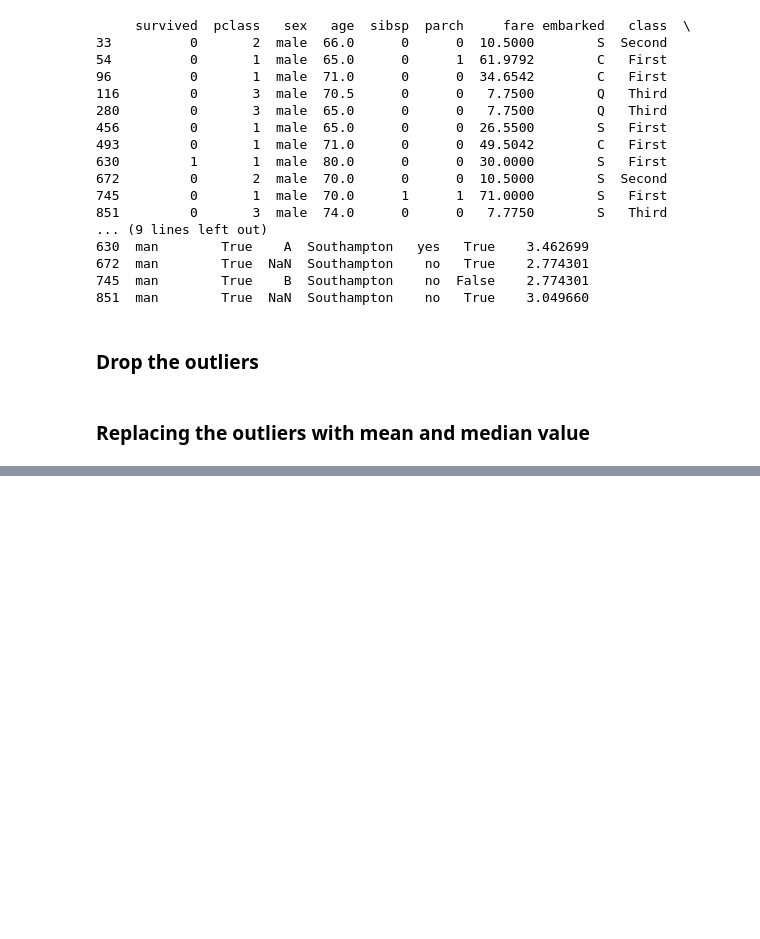
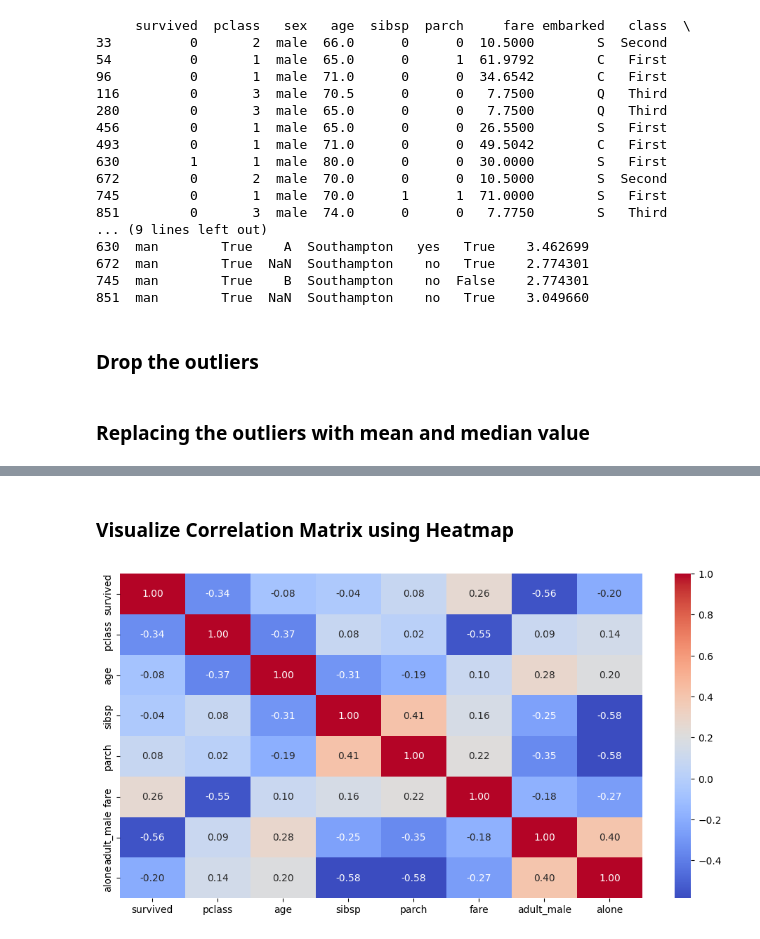
Before and after one commit to vadivelmurugesan/data-science, a Jupyter notebook: example_data_sets/01_titanic_data_set.ipynb, the cells around one changed output, grey strips where cells are left out. Drawn from its saved outputs; the diff is of its cells as text; code cells hidden in the pictures; blank space fills up the shorter version.

Commit message:
Added Corr Matrix

```diff
--- a/example_data_sets/01_titanic_data_set.ipynb
+++ b/example_data_sets/01_titanic_data_set.ipynb
@@ -717,0 +722,7 @@ titanic_dataset.loc[(titanic_dataset['age'] < lower_bound) | (titanic_dataset['a
+# %%
+import seaborn as sns
+
+titanic_dataset = sns.load_dataset('titanic')
+
+corr_matrix = titanic_dataset.corr(numeric_only=True);
+print(f"Correlation matrix {corr_matrix}")
@@ -717,0 +749,9 @@ titanic_dataset.loc[(titanic_dataset['age'] < lower_bound) | (titanic_dataset['a
+# %% [markdown]
+### Visualize Correlation Matrix using Heatmap
+# %%
+plt.figure(figsize=(12, 6))
+sns.heatmap(corr_matrix, annot=True, fmt=".2f", cmap='coolwarm')
+
+plt.show()
+# %% [output]
+[figure, added]
```
Also changed, not shown: parts of 4 cells of this notebook.
